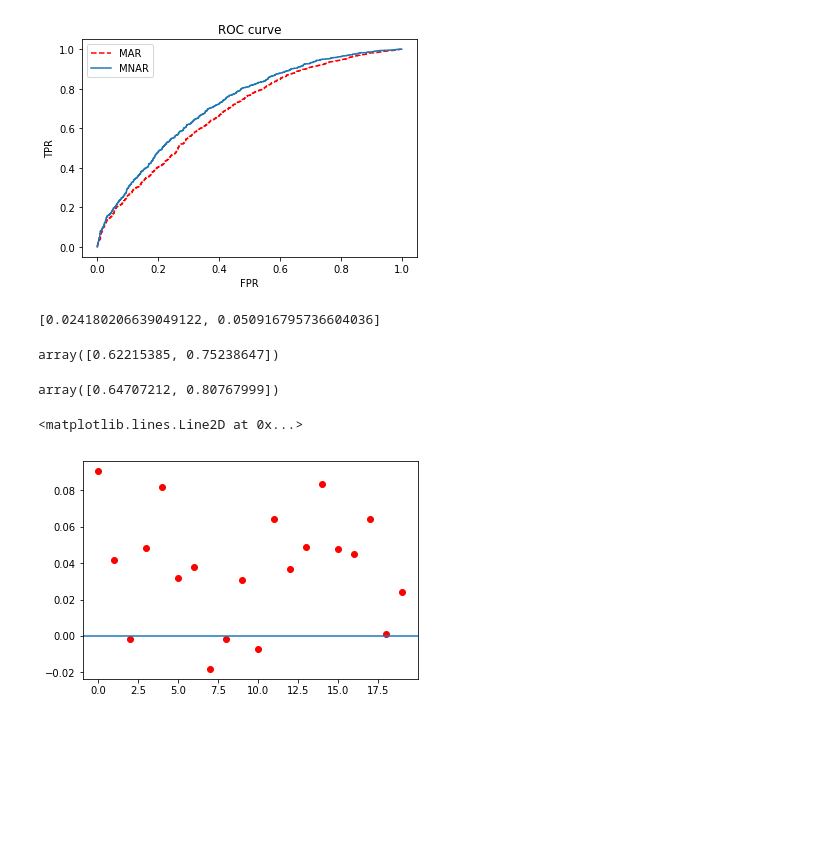
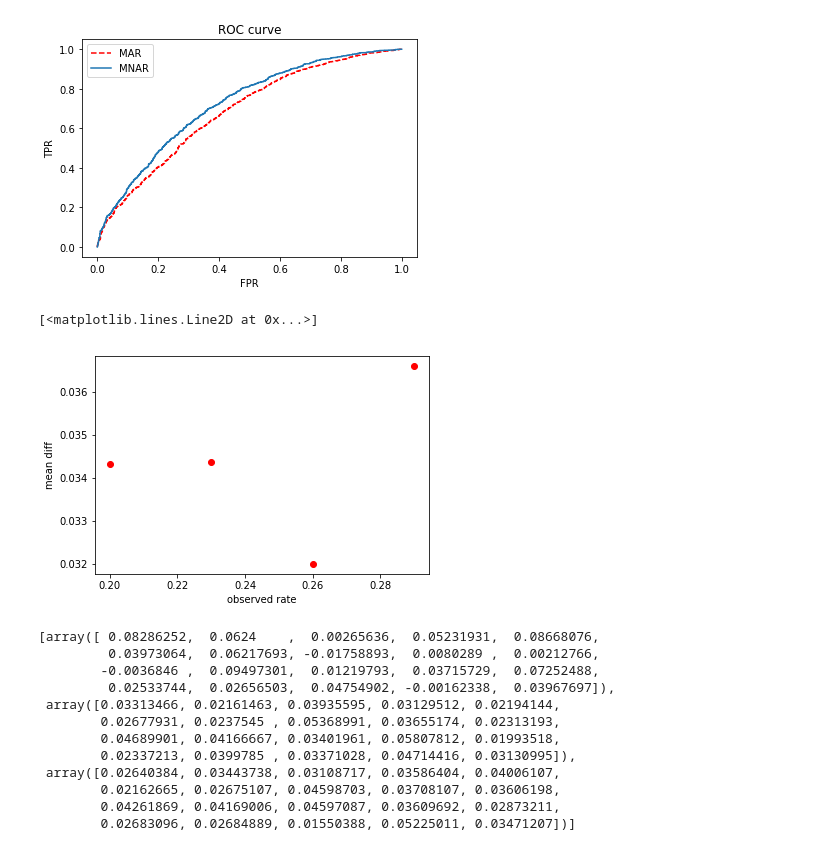
Before and after one commit to JINhuaqing/MNAR, a Jupyter notebook: RealData/yelp/Yelp_res_ana.ipynb, the cells around one changed output. Cells and saved outputs as stored; diff of their text form; code cells hidden in the pictures; blank space fills up the shorter version.

```diff
--- a/RealData/yelp/Yelp_res_ana.ipynb
+++ b/RealData/yelp/Yelp_res_ana.ipynb
@@ -37,3 +51,8 @@ len(MNARres)
+# %%
+with open("./MNARxMARyelp_log35_33.pkl", "rb") as f:
+    MNARxMAR33 = pickle.load(f)
+MARress.append(MNARxMAR33["MARres"])
+MNARress.append(MNARxMAR33["MNARres"])
 # %%
 def AUCplot(MARres, MNARres, i, is_plot=False):
     marres,  mnarres = MARres[i], MNARres[i]
@@ -51,5 +70,12 @@ def AUCplot(MARres, MNARres, i, is_plot=False):
         plt.plot(mnarfpr, mnartpr, label="MNAR")
         plt.legend()
     return marauc, mnarauc
+# %%
+allaucdfs = []
 # %%
-allaucs = [AUCplot(MARres, MNARres, i)  for i in range(1, 21)]
+for MARres, MNARres in zip(MARress, MNARress):
+    allaucs = [AUCplot(MARres, MNARres, i)  for i in range(1, 21)]
+    allaucs = np.array(allaucs)
+    allaucdf = pd.DataFrame(allaucs)
+    allaucdf.columns = ["MAR", "MNAR"]
+    allaucdfs.append(allaucdf)
@@ -151,23 +154,35 @@ plt.legend()
 <matplotlib.legend.Legend at 0x...>
 [figure]
 # %%
-marres = np.array(allaucdf["MAR"])
-mnarres = np.array(allaucdf["MNAR"])
-diff = mnarres - marres
-[np.mean(diff) - 1.96* np.std(diff)/np.sqrt(len(diff)), np.mean(diff) + 1.96* np.std(diff)/np.sqrt(len(diff))]
+diffs = []
+CIs = []
+mdiffs = []
+for allaucdf in allaucdfs:
+    marres = np.array(allaucdf["MAR"])
+    mnarres = np.array(allaucdf["MNAR"])
+    diff = mnarres - marres
+    mdiffs.append(np.mean(diff))
+    diffs.append(diff)
+    CIs.append([np.mean(diff) - 1.96* np.std(diff)/np.sqrt(len(diff)), np.mean(diff) + 1.96* np.std(diff)/np.sqrt(len(diff))])
-# %% [output]
-[0.024180206639049122, 0.050916795736604036]
-# %%
-np.quantile(marres, [0.025, 0.975])
-# %% [output]
-array([0.62215385, 0.75238647])
-# %%
-np.quantile(mnarres, [0.05, 0.95])
-# %% [output]
-array([0.64707212, 0.80767999])
-# %%
-plt.plot(diff, "or")
-plt.axhline(0)
-# %% [output]
-<matplotlib.lines.Line2D at 0x...>
-[figure, removed]
+# %%
+plt.xlabel("observed rate")
+plt.ylabel("mean diff")
+plt.plot([0.29, 0.26, 0.23, 0.20], mdiffs, "ro")
+# %% [output]
+[<matplotlib.lines.Line2D at 0x...>]
+[figure, added]
+# %%
+diffs
+# %% [output]
+[array([ 0.08286252,  0.0624    ,  0.00265636,  0.05231931,  0.08668076,
+         0.03973064,  0.06217693, -0.01758893,  0.0080289 ,  0.00212766,
+        -0.0036846 ,  0.09497301,  0.01219793,  0.03715729,  0.07252488,
+         0.02533744,  0.02656503,  0.04754902, -0.00162338,  0.03967697]),
+ array([0.03313466, 0.02161463, 0.03935595, 0.03129512, 0.02194144,
+        0.02677931, 0.0237545 , 0.05368991, 0.03655174, 0.02313193,
+        0.04689901, 0.04166667, 0.03401961, 0.05807812, 0.01993518,
+        0.02337213, 0.0399785 , 0.03371028, 0.04714416, 0.03130995]),
+ array([0.02640384, 0.03443738, 0.03108717, 0.03586404, 0.04006107,
+        0.02162665, 0.02675107, 0.04598703, 0.03708107, 0.03606198,
+        0.04261869, 0.04169006, 0.04597087, 0.03609692, 0.02873211,
+        0.02683096, 0.02684889, 0.01550388, 0.05225011, 0.03471207])]
```
Also changed, not shown: parts of 9 cells of this notebook, 2 other files.
